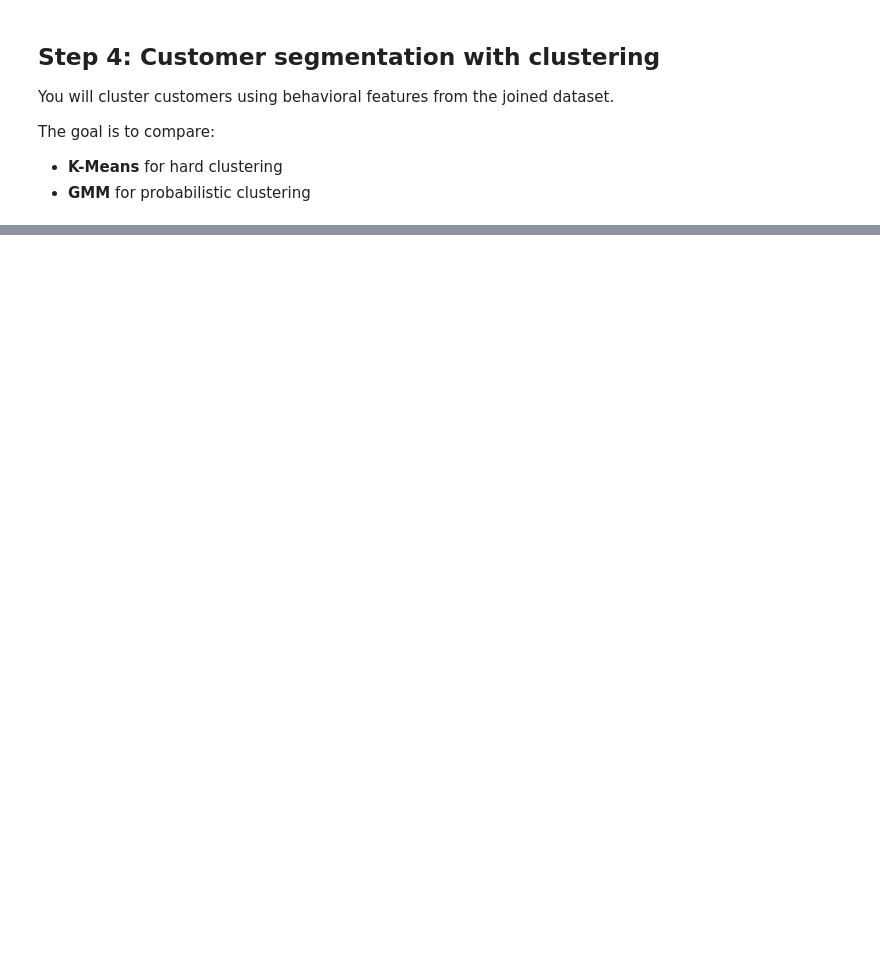
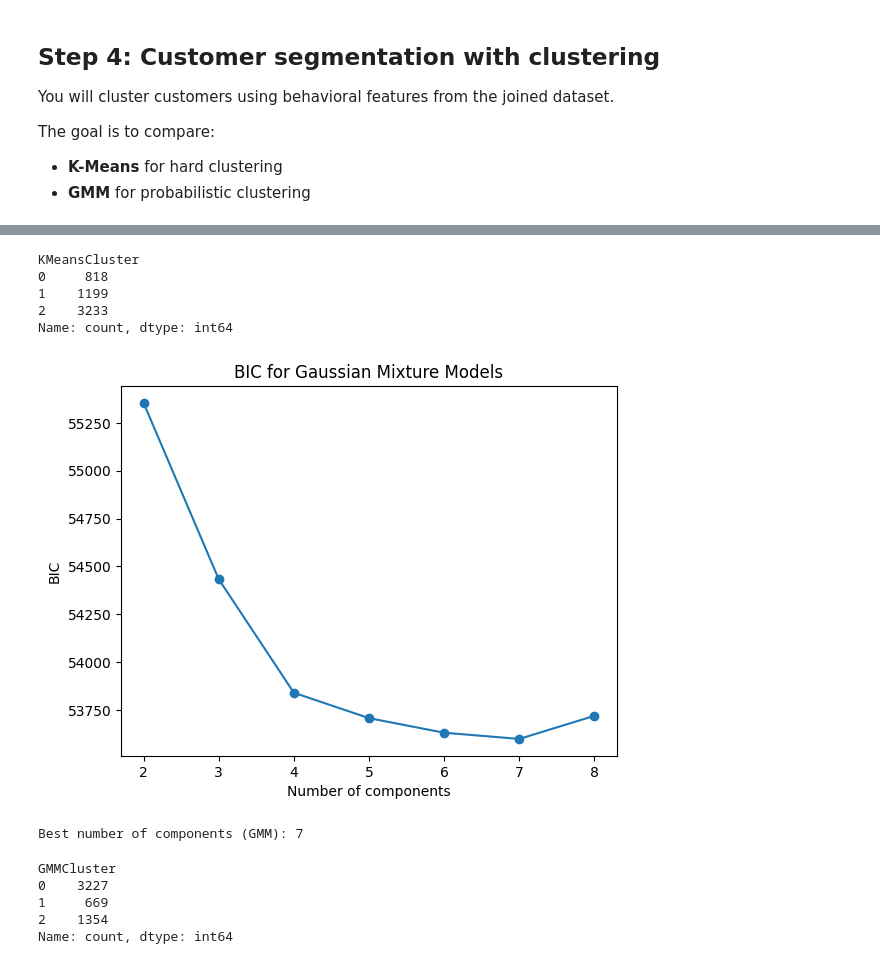
Before and after one commit to kehenock/Machine-Learning-with-Scikit-Learn, a Jupyter notebook: Summative Lab DataVine Analytics.ipynb, the cells around one changed output, grey strips where cells are left out. Drawn from its saved outputs; the diff is of its cells as text; code cells hidden in the pictures; blank space fills up the shorter version.

```diff
--- a/Summative Lab DataVine Analytics.ipynb
+++ b/Summative Lab DataVine Analytics.ipynb
@@ -447,39 +529,72 @@ plt.show()
 # TODO: Fit the final K-Means model using the k you selected from the elbow plot.
 # Replace the value below after you inspect the plot.
 
-best_k = None
+from sklearn.cluster import KMeans
 
-kmeans = None
-cluster_df["KMeansCluster"] = None
+# Set this after checking your elbow plot (example: 3 is common)
+best_k = 3  # change if your plot suggests otherwise
 
+# Fit final KMeans model
+kmeans = KMeans(n_clusters=best_k, random_state=42, n_init=10)
+cluster_df["KMeansCluster"] = kmeans.fit_predict(X_cluster_pca)
+
+# Check cluster distribution
 print(cluster_df["KMeansCluster"].value_counts().sort_index())
+# %% [output]
+KMeansCluster
+0     818
+1    1199
+2    3233
+Name: count, dtype: int64
 # %%
 
 # TODO: Use BIC to choose the number of components for GMM.
+from sklearn.mixture import GaussianMixture
 
 bic_scores = []
 gmm_range = range(2, 9)
 
-# Use a for loop to fit a GMM for each value and store the BIC score.
+# Fit GMM for each number of components and compute BIC
+for k in gmm_range:
+    gmm = GaussianMixture(n_components=k, random_state=42)
+    gmm.fit(X_cluster_pca)
+    bic_scores.append(gmm.bic(X_cluster_pca))
 
+# Plot BIC curve
 plt.plot(list(gmm_range), bic_scores, marker="o")
 plt.xlabel("Number of components")
 plt.ylabel("BIC")
 plt.title("BIC for Gaussian Mixture Models")
 plt.show()
 
 # Choose best_gmm_n as the number of components with the lowest BIC.
+best_gmm_n = gmm_range[np.argmin(bic_scores)]
+print("Best number of components (GMM):", best_gmm_n)
+# %% [output]
+[figure, added]
+Best number of components (GMM): 7
 # %%
 
 # TODO: Fit the final GMM model using the number of components with the lowest BIC.
 # Replace the value below after you inspect the BIC plot.
 
-best_gmm_n = None
+from sklearn.mixture import GaussianMixture
 
-gmm_final = None
-cluster_df["GMMCluster"] = None
+# Set this based on your BIC plot (example: often 3 or 4)
+best_gmm_n = 3  # change if your BIC shows a different minimum
 
+# Fit final GMM model
+gmm_final = GaussianMixture(n_components=best_gmm_n, random_state=42)
+cluster_df["GMMCluster"] = gmm_final.fit_predict(X_cluster_pca)
+
+# Check cluster distribution
 print(cluster_df["GMMCluster"].value_counts().sort_index())
+# %% [output]
+GMMCluster
+0    3227
+1     669
+2    1354
+Name: count, dtype: int64
 # %%
 
 # TODO: Visualize the clusters using the first two principal components.
```
Also changed, not shown: parts of 10 cells of this notebook.
